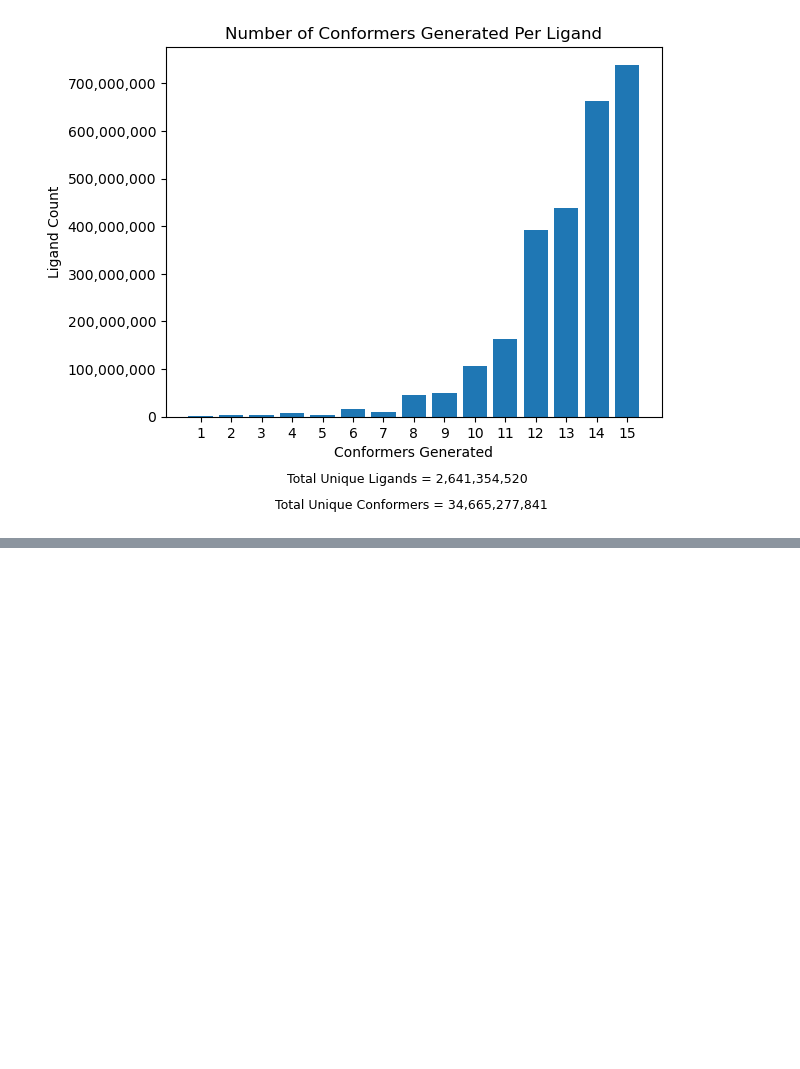
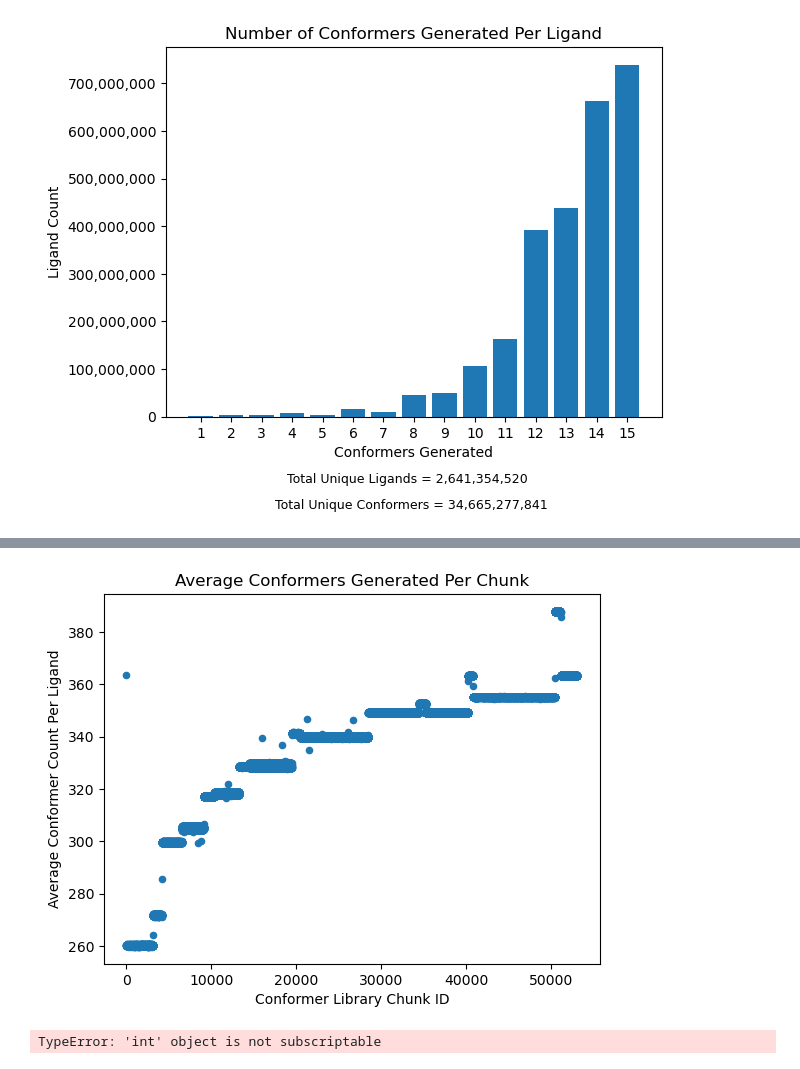
Before and after one commit to toadlover/ginsparg_thymelab_thesis, a Jupyter notebook: jupyter_notebooks/figure_making/conformer_library_data.ipynb, the cells around one changed output, grey strips where cells are left out. Drawn from its saved outputs; the diff is of its cells as text; code cells hidden in the pictures; blank space fills up the shorter version.

```diff
--- a/jupyter_notebooks/figure_making/conformer_library_data.ipynb
+++ b/jupyter_notebooks/figure_making/conformer_library_data.ipynb
@@ -60,0 +120,18 @@ plt.show()
+# %%
+#read in the average mw per chunk csv
+df = pd.read_csv("conformer_library_data/average_mw_per_chunk.csv")
+
+#remove the 0 values
+df = df[df['Average_Molecular_Weight_(amu)'] >= 0.5]
+# %%
+df.plot(kind='scatter',x='Chunk',y='Average_Molecular_Weight_(amu)')
+
+plt.xlabel('Conformer Library Chunk ID')
+plt.ylabel('Average Conformer Count Per Ligand')
+plt.title('Average Conformers Generated Per Chunk')
+
+#plt.ylim(0,15)
+
+plt.show()
+# %% [output]
+[figure, added]
@@ -60,0 +141,10 @@ plt.show()
+# %%
+#derive the total number of atoms
+total_atoms = 0
+for pair in total_atoms['Total_Count']:
+
+    #total_ligands = pair + total_atoms
+
+print("Total atoms", total_atoms)
+# %% [output]
+TypeError: 'int' object is not subscriptable
```
Also changed, not shown: parts of 13 cells of this notebook, 4 other files.
